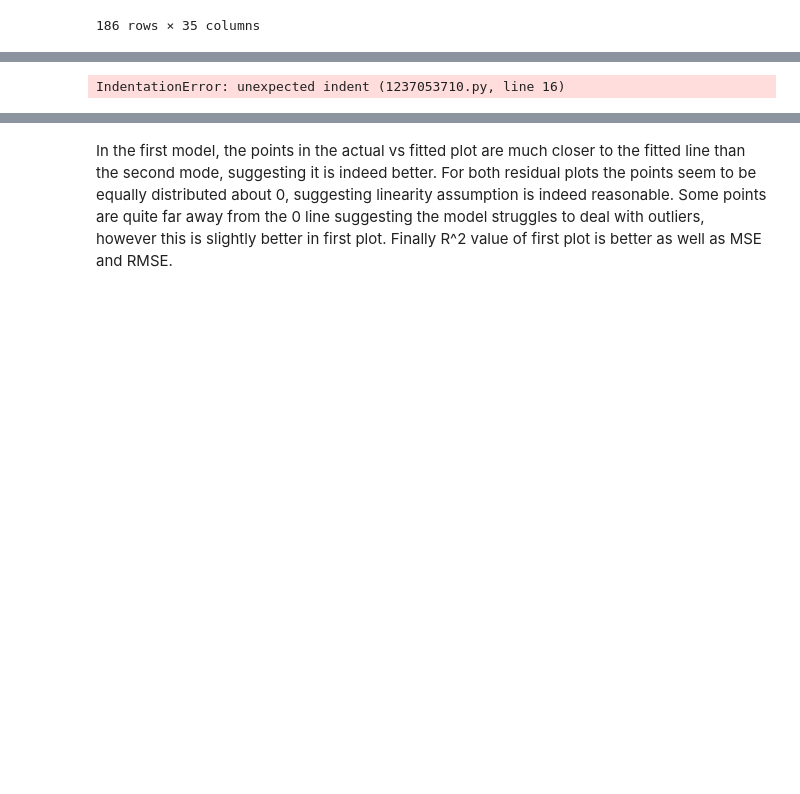
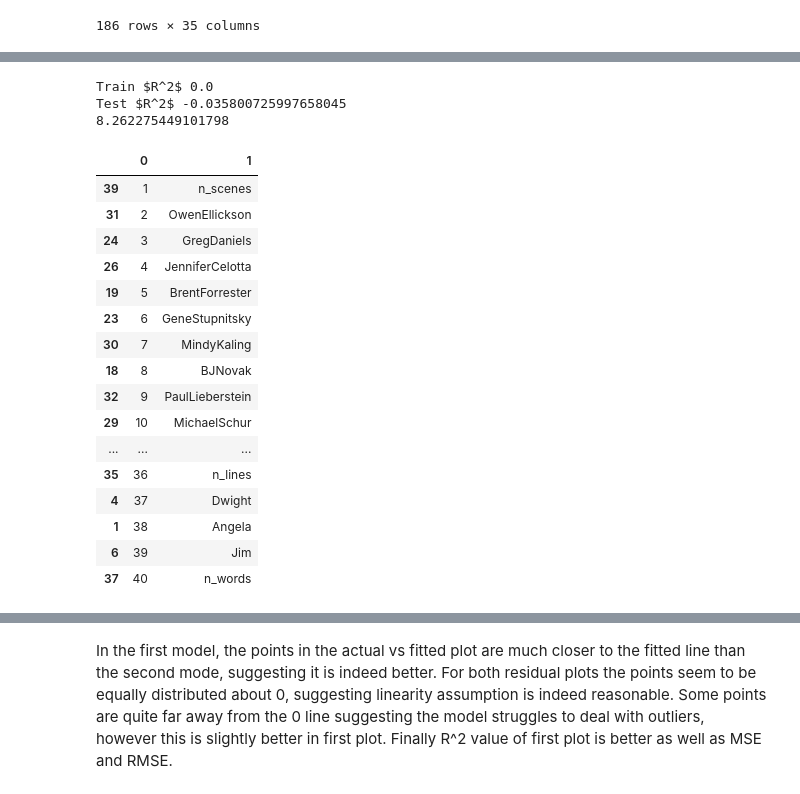
Before and after one commit to aidangarrity/MachineLearningProj1, a Jupyter notebook: project1.ipynb, the cells around one changed output, grey strips where cells are left out. Cells and saved outputs as stored; diff of their text form; code cells hidden in the pictures; blank space fills up the shorter version.

```diff
--- a/project1.ipynb
+++ b/project1.ipynb
@@ -601,39 +601,58 @@ from sklearn.preprocessing import PolynomialFeatures
 from sklearn.feature_selection import RFECV
 from sklearn.model_selection import LeaveOneOut
 # Define headers to regress on
-head0 = ['n_lines', 'n_directions', 'n_words', 'n_speak_char']
+head0 = ['n_lines', 'n_directions', 'n_words', 'n_speak_char', 'n_scenes']
 head = list(people.keys()) + head0
 
 # get regressing cols
 X_train_ = X_train[head]
 X_test_ = X_test[head]
 
 # regress the regression
 lasso_model = make_pipeline(
-    PolynomialFeatures(degree=2, include_bias=False, interaction_only=True),
-    #RFECV(LinearRegression(), step=1, cv=len(X_train_)-1),
+    #PolynomialFeatures(degree=2, include_bias=False, interaction_only=True),
+    RFECV(LinearRegression(), step=1, cv=len(X_train_)-1),
     #LeaveOneOut(),
     StandardScaler(),
     Lasso(alpha=10)
     ).fit(X_train_, y_train)
 
 # use the regressed regression to predict
 y_train_pred = lasso_model.predict(X_train_)
 y_test_pred = lasso_model.predict(X_test_)
 
 # Rsquared
 print(r'Train $R^2$', r2_score(y_train, y_train_pred))
 print(r'Test $R^2$', r2_score(y_test, y_test_pred))
 
 # coefficients of regression
 print(lasso_model.named_steps['lasso'].intercept_)
 lasso_model.named_steps['lasso'].coef_
 
 ranking=pd.DataFrame([lasso_model.named_steps['rfecv'].ranking_, head]).transpose().sort_values(by=0)
 
 ranking
 # %% [output]
-IndentationError: unexpected indent (1237053710.py, line 16)
+Train $R^2$ 0.0
+Test $R^2$ -0.035800725997658045
+8.262275449101798
+|  | 0 | 1 |
+| 39 | 1 | n_scenes |
+| 31 | 2 | OwenEllickson |
+| 24 | 3 | GregDaniels |
+| 26 | 4 | JenniferCelotta |
+| 19 | 5 | BrentForrester |
+| 23 | 6 | GeneStupnitsky |
+| 30 | 7 | MindyKaling |
+| 18 | 8 | BJNovak |
+| 32 | 9 | PaulLieberstein |
+| 29 | 10 | MichaelSchur |
+| ... | ... | ... |
+| 35 | 36 | n_lines |
+| 4 | 37 | Dwight |
+| 1 | 38 | Angela |
+| 6 | 39 | Jim |
+| 37 | 40 | n_words |
 # %%
 model_fit(test_model, X_train_, y_train, plot = True)
 print(get_coefs(test_model))
```
Also changed, not shown: parts of 10 cells of this notebook.
